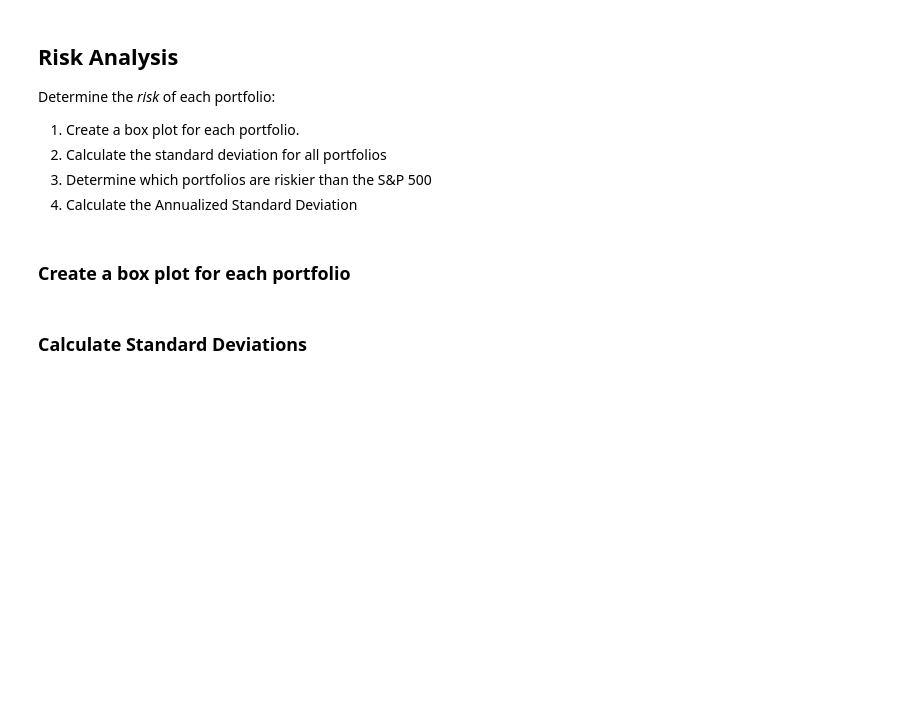
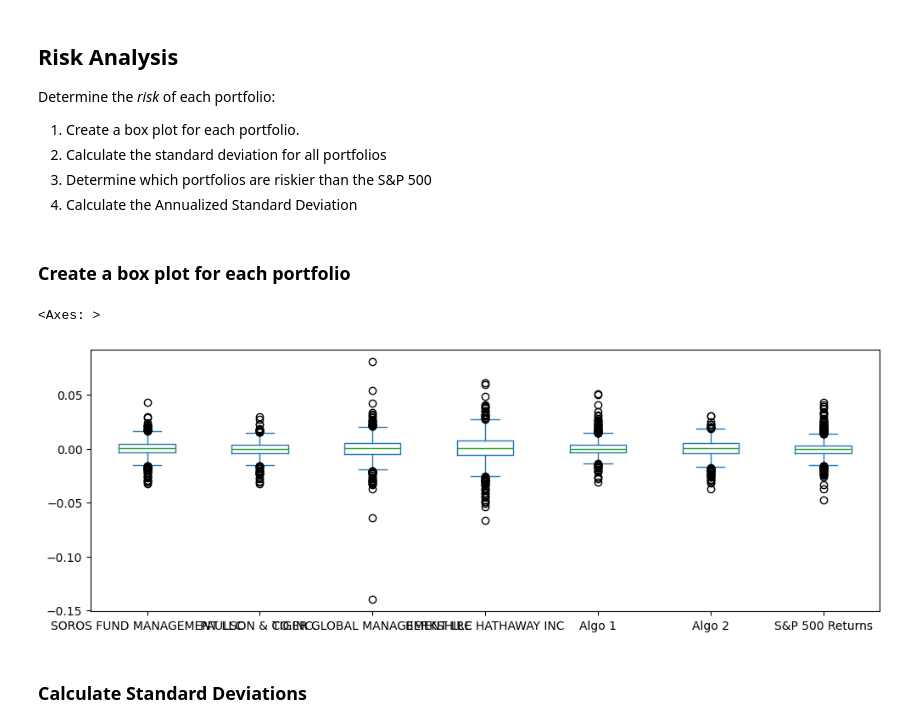
Before and after one commit to makeitouthill/analysis-notebook, a Jupyter notebook: whale_analysis.ipynb, the cells around one changed output. Drawn from its saved outputs; the diff is of its cells as text; code cells hidden in the pictures; blank space fills up the shorter version.

```diff
--- a/whale_analysis.ipynb
+++ b/whale_analysis.ipynb
@@ -217,6 +217,10 @@ Determine the _risk_ of each portfolio:
 ### Create a box plot for each portfolio
 # %%
 # Box plot to visually show risk
+combined_df.plot.box(figsize=(12,4))
+# %% [output]
+<Axes: >
+[figure, added]
 # %% [markdown]
 ### Calculate Standard Deviations
 # %%
```
Also changed, not shown: parts of 3 cells of this notebook.
